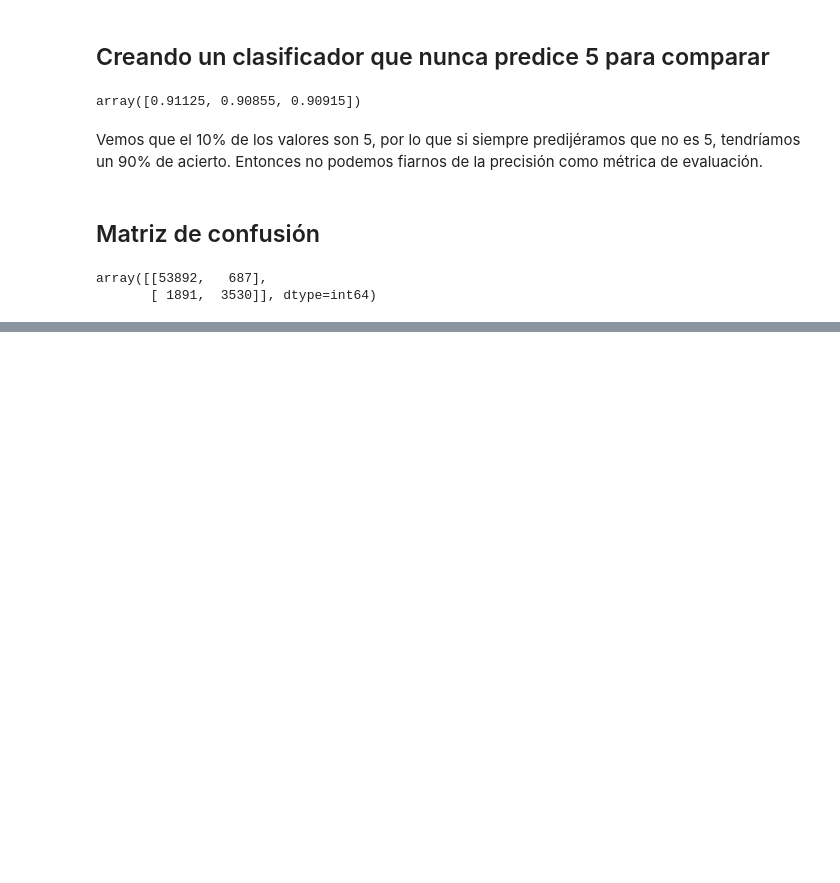
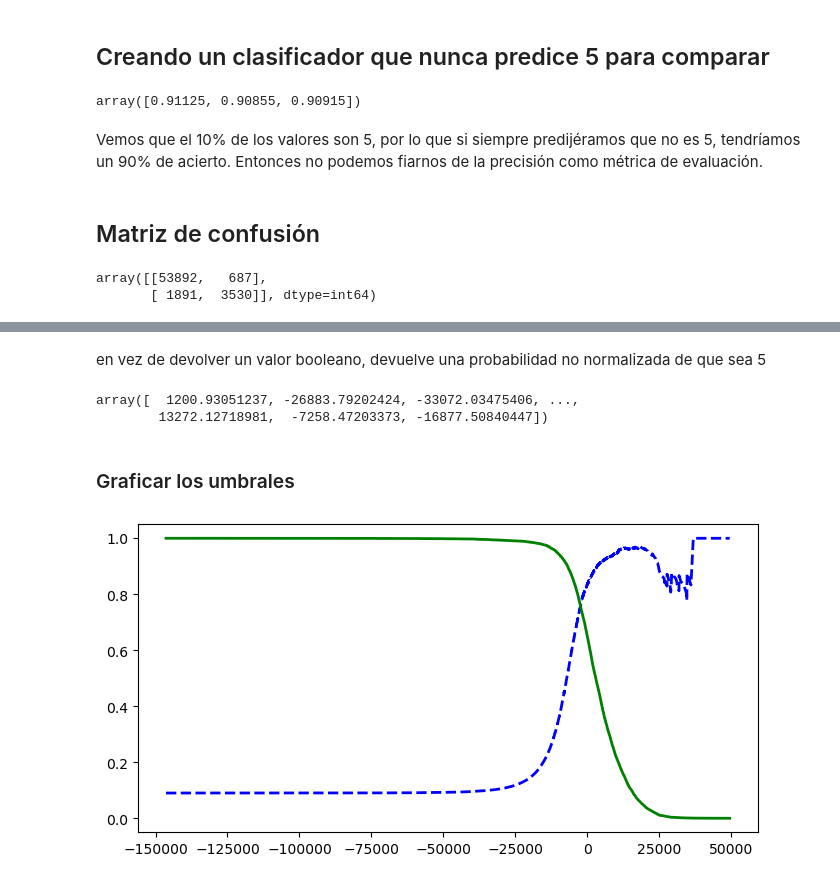
Before and after one commit to braiso-22/ejercicio-mnist, a Jupyter notebook: mnist.ipynb, the cells around one changed output, grey strips where cells are left out. Drawn from its saved outputs; the diff is of its cells as text; code cells hidden in the pictures; blank space fills up the shorter version.

Commit message:
precision, recall, umbral y roc

```diff
--- a/mnist.ipynb
+++ b/mnist.ipynb
@@ -143,0 +163,23 @@ array([[53892,   687],
+# %%
+y_scores = cross_val_predict(sdg_clasifier, x_train, y_train_5, cv=3, method="decision_function")
+# %% [markdown]
+en vez de devolver un valor booleano, devuelve una probabilidad no normalizada de que sea 5
+# %%
+y_scores
+# %% [output]
+array([  1200.93051237, -26883.79202424, -33072.03475406, ...,
+        13272.12718981,  -7258.47203373, -16877.50840447])
+# %% [markdown]
+### Graficar los umbrales
+# %%
+from sklearn.metrics import precision_recall_curve
+precisions, recalls, thresholds = precision_recall_curve(y_train_5, y_scores)
+# %%
+plt.figure(figsize=(8, 4))  # extra code – it's not needed, just formatting
+plt.plot(thresholds, precisions[:-1], "b--", label="Precision", linewidth=2)
+plt.plot(thresholds, recalls[:-1], "g-", label="Recall", linewidth=2)
+
+
+plt.show()
+# %% [output]
+[figure, added]
```
Also changed, not shown: parts of 14 cells of this notebook.
